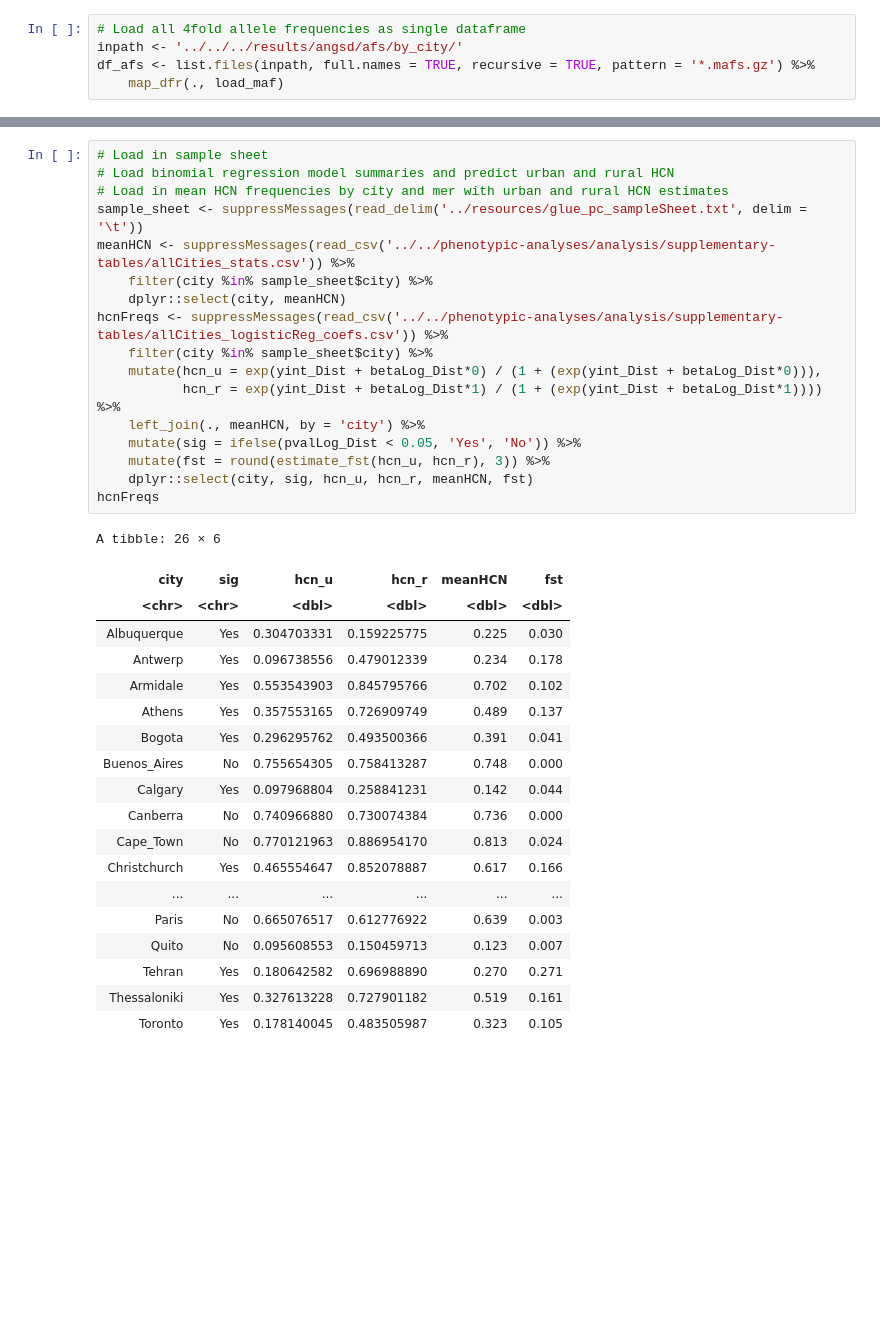
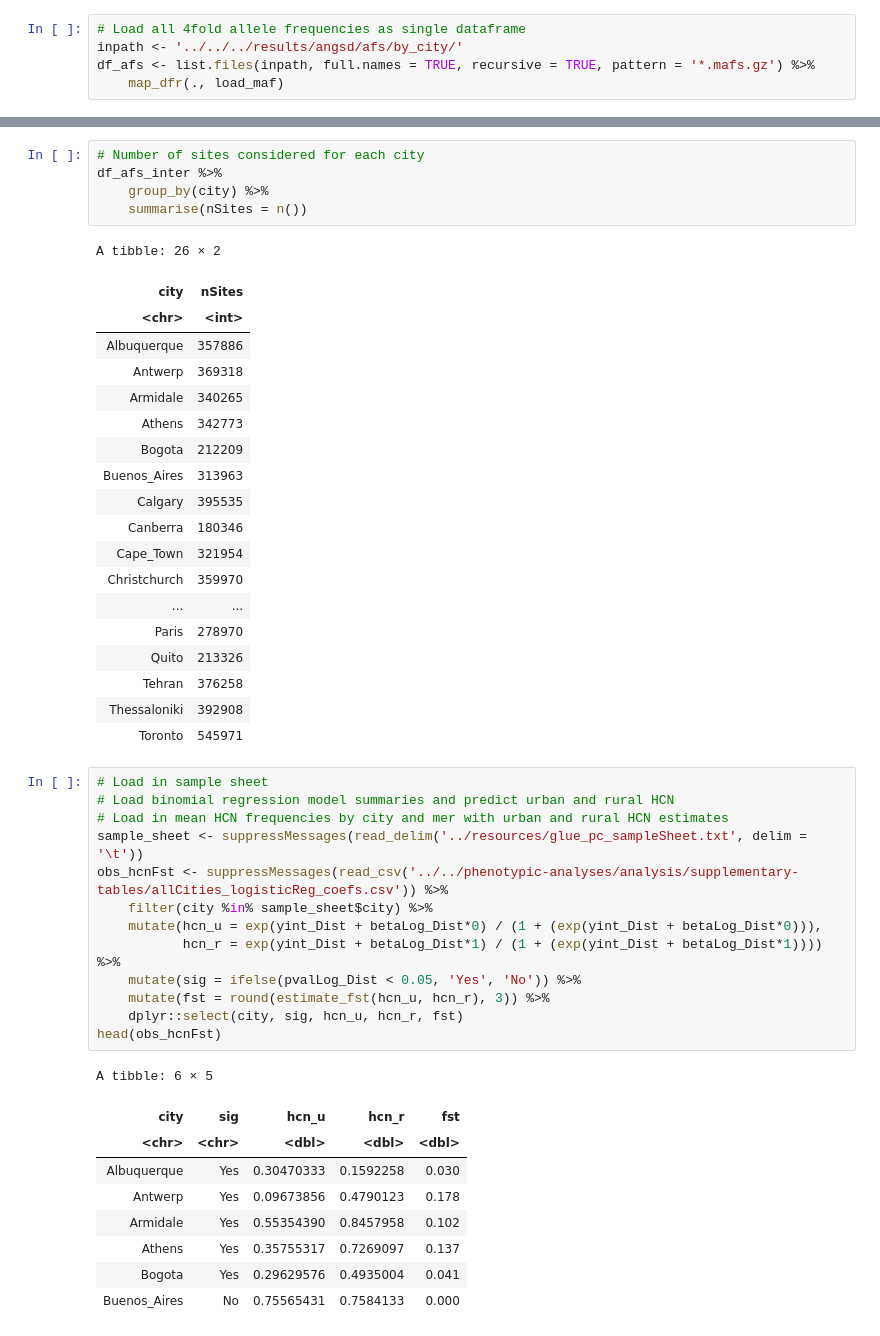
Before and after one commit to James-S-Santangelo/glue_pc, a Jupyter notebook: genomic-analyses/notebooks/hcn_differentiation.r.ipynb, the cells around one changed output, grey strips where cells are left out. Saved outputs shown, nothing was run; the diff lists cells and outputs as text; blank space fills up the shorter version.

```diff
--- a/genomic-analyses/notebooks/hcn_differentiation.r.ipynb
+++ b/genomic-analyses/notebooks/hcn_differentiation.r.ipynb
@@ -176,40 +162,51 @@ A tibble: 6 × 12
 | Albuquerque | CM019101.1_19520 | G | 0.775735 | 0.746196 | 0.806513 | 26 | 13 | 13 | A | A | ... |
 | Albuquerque | CM019101.1_19553 | A | 0.723670 | 0.638462 | 0.828019 | 22 | 12 | 10 | T | T | ... |
 | Albuquerque | CM019101.1_47203 | C | 0.919419 | 0.880891 | 0.965221 | 42 | 23 | 19 | G | G | ... |
+# %%
+# Number of sites considered for each city
+df_afs_inter %>%
+    group_by(city) %>%
+    summarise(nSites = n())
+# %% [output]
+A tibble: 26 × 2
+| city | nSites |
+| <chr> | <int> |
+| Albuquerque | 357886 |
+| Antwerp | 369318 |
+| Armidale | 340265 |
+| Athens | 342773 |
+| Bogota | 212209 |
+| Buenos_Aires | 313963 |
+| Calgary | 395535 |
+| Canberra | 180346 |
+| Cape_Town | 321954 |
+| Christchurch | 359970 |
+| ... | ... |
+| Paris | 278970 |
+| Quito | 213326 |
+| Tehran | 376258 |
+| Thessaloniki | 392908 |
+| Toronto | 545971 |
 # %%
 # Load in sample sheet
 # Load binomial regression model summaries and predict urban and rural HCN
 # Load in mean HCN frequencies by city and mer with urban and rural HCN estimates
 sample_sheet <- suppressMessages(read_delim('../resources/glue_pc_sampleSheet.txt', delim = '\t'))
-meanHCN <- suppressMessages(read_csv('../../phenotypic-analyses/analysis/supplementary-tables/allCities_stats.csv')) %>%
-    filter(city %in% sample_sheet$city) %>%
-    dplyr::select(city, meanHCN)
-hcnFreqs <- suppressMessages(read_csv('../../phenotypic-analyses/analysis/supplementary-tables/allCities_logisticReg_coefs.csv')) %>%
+obs_hcnFst <- suppressMessages(read_csv('../../phenotypic-analyses/analysis/supplementary-tables/allCities_logisticReg_coefs.csv')) %>%
     filter(city %in% sample_sheet$city) %>%
     mutate(hcn_u = exp(yint_Dist + betaLog_Dist*0) / (1 + (exp(yint_Dist + betaLog_Dist*0))),
            hcn_r = exp(yint_Dist + betaLog_Dist*1) / (1 + (exp(yint_Dist + betaLog_Dist*1)))) %>%
-    left_join(., meanHCN, by = 'city') %>%
     mutate(sig = ifelse(pvalLog_Dist < 0.05, 'Yes', 'No')) %>%
     mutate(fst = round(estimate_fst(hcn_u, hcn_r), 3)) %>%
-    dplyr::select(city, sig, hcn_u, hcn_r, meanHCN, fst)
-hcnFreqs
+    dplyr::select(city, sig, hcn_u, hcn_r, fst)
+head(obs_hcnFst)
 # %% [output]
-A tibble: 26 × 6
+A tibble: 6 × 5
-| city | sig | hcn_u | hcn_r | meanHCN | fst |
-| <chr> | <chr> | <dbl> | <dbl> | <dbl> | <dbl> |
-| Albuquerque | Yes | 0.304703331 | 0.159225775 | 0.225 | 0.030 |
-| Antwerp | Yes | 0.096738556 | 0.479012339 | 0.234 | 0.178 |
-| Armidale | Yes | 0.553543903 | 0.845795766 | 0.702 | 0.102 |
-| Athens | Yes | 0.357553165 | 0.726909749 | 0.489 | 0.137 |
-| Bogota | Yes | 0.296295762 | 0.493500366 | 0.391 | 0.041 |
-| Buenos_Aires | No | 0.755654305 | 0.758413287 | 0.748 | 0.000 |
-| Calgary | Yes | 0.097968804 | 0.258841231 | 0.142 | 0.044 |
-| Canberra | No | 0.740966880 | 0.730074384 | 0.736 | 0.000 |
-| Cape_Town | No | 0.770121963 | 0.886954170 | 0.813 | 0.024 |
-| Christchurch | Yes | 0.465554647 | 0.852078887 | 0.617 | 0.166 |
-| ... | ... | ... | ... | ... | ... |
-| Paris | No | 0.665076517 | 0.612776922 | 0.639 | 0.003 |
-| Quito | No | 0.095608553 | 0.150459713 | 0.123 | 0.007 |
-| Tehran | Yes | 0.180642582 | 0.696988890 | 0.270 | 0.271 |
-| Thessaloniki | Yes | 0.327613228 | 0.727901182 | 0.519 | 0.161 |
-| Toronto | Yes | 0.178140045 | 0.483505987 | 0.323 | 0.105 |
+| city | sig | hcn_u | hcn_r | fst |
+| <chr> | <chr> | <dbl> | <dbl> | <dbl> |
+| Albuquerque | Yes | 0.30470333 | 0.1592258 | 0.030 |
+| Antwerp | Yes | 0.09673856 | 0.4790123 | 0.178 |
+| Armidale | Yes | 0.55354390 | 0.8457958 | 0.102 |
+| Athens | Yes | 0.35755317 | 0.7269097 | 0.137 |
+| Bogota | Yes | 0.29629576 | 0.4935004 | 0.041 |
+| Buenos_Aires | No | 0.75565431 | 0.7584133 | 0.000 |
```
Also changed, not shown: parts of 10 cells of this notebook.
